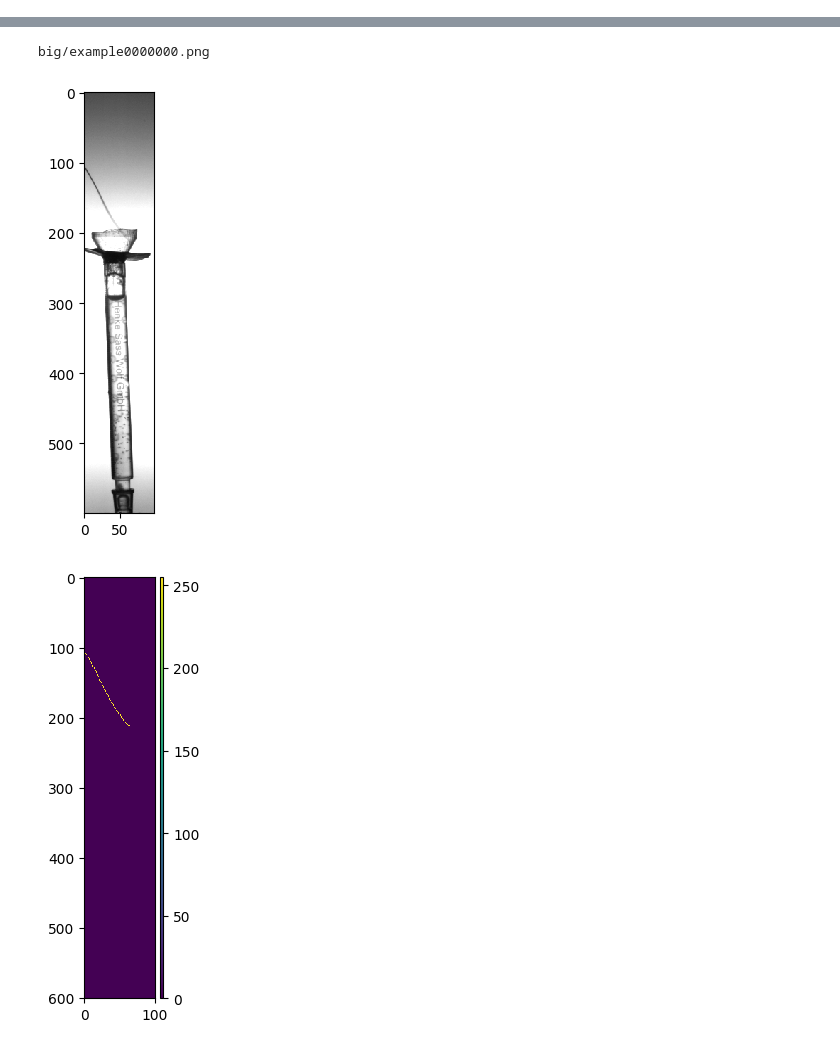
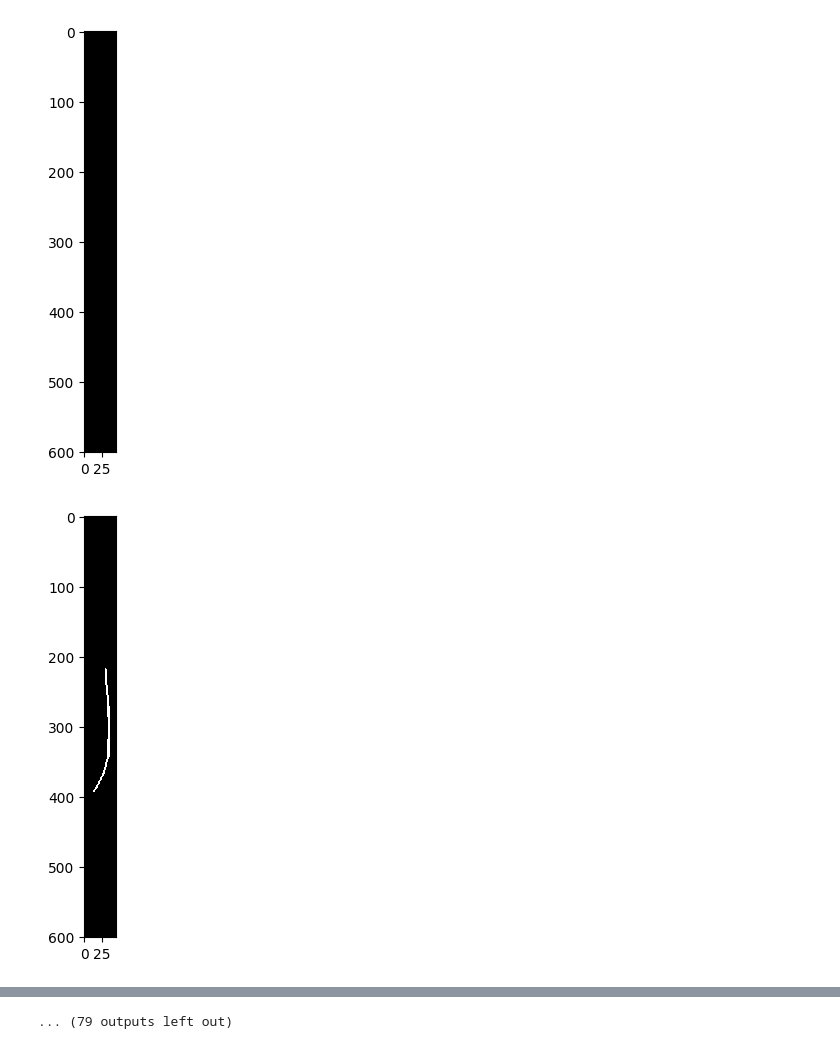
Before and after one commit to Tomas-Pierce-at-UNC/MothDrinks, a Jupyter notebook: proboscisTracking.ipynb, the cells around one changed output, grey strips where cells are left out. Drawn from its saved outputs; the diff is of its cells as text; code cells hidden in the pictures.

```diff
--- a/proboscisTracking.ipynb
+++ b/proboscisTracking.ipynb
@@ -28,3 +12,3 @@ To enable them in other operations, rebuild TensorFlow with the appropriate comp
 # %%
-et = ElementTree.parse("proboscis_annotations_big.xml")
+et = ElementTree.parse("CVATdata/annotations.xml")
 # %%
@@ -52,3 +36,10 @@ for img in et.findall('image'):
             line = draw.line(round(start[1]),round(start[0]),round(end[1]),round(end[0]))
             blank[line] = np.uint8(255)
     masks[img.attrib['name']] = blank
+# %%
+for m in masks.values():
+    imshow(morphology.dilation(m))
+    pyplot.show()
+# %% [output]
+[figure, added]
+[figure, added]
@@ -55,15 +56,6 @@ for img in et.findall('image'):
+... (79 outputs left out)
 # %%
 images = {}
 for name in image_names:
     data = imread(name)
     images[name] = data
-# %%
-print(image_names[0])
-imshow(images[image_names[0]])
-pyplot.show()
-imshow(masks[image_names[0]])
-pyplot.show()
-# %% [output]
-big/example0000000.png
-[figure, removed]
-[figure, removed]
```
Also changed, not shown: parts of 37 cells of this notebook.
